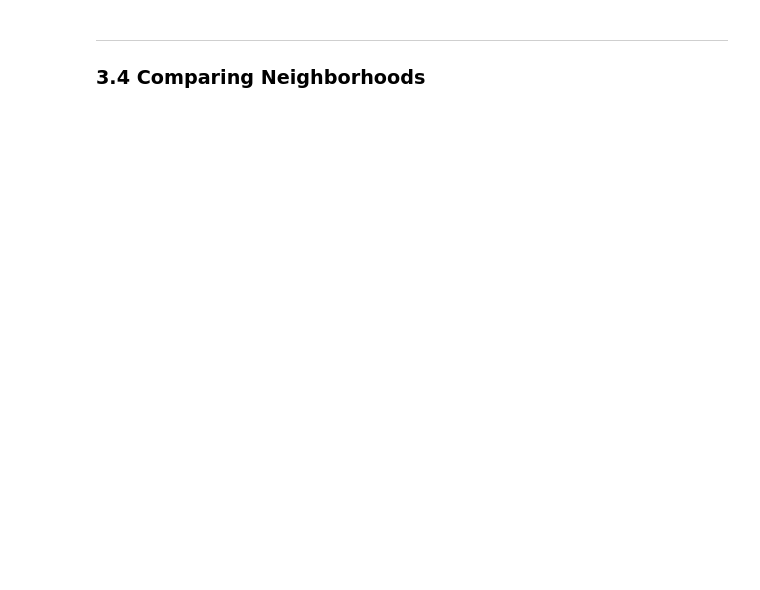
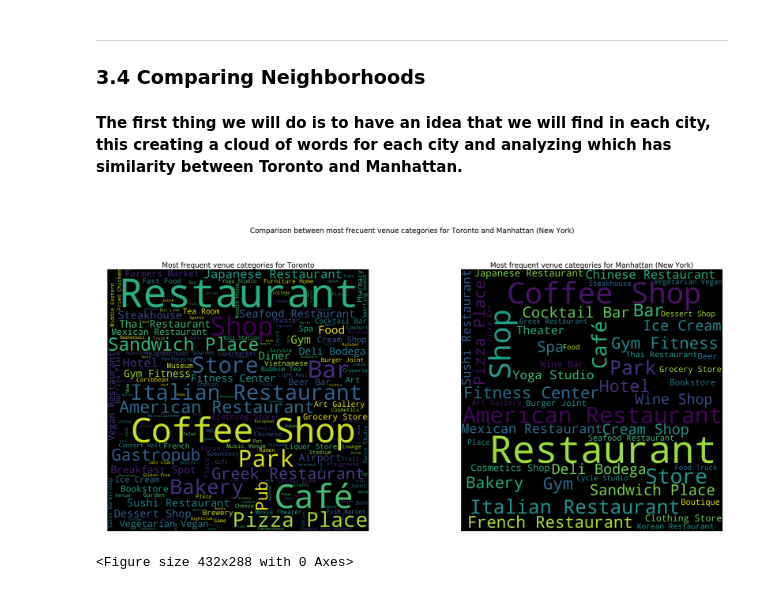
Before and after one commit to yeinel/The-Battle-of-Neighborhoods, a Jupyter notebook: The-Battle-of-Neighborhoods-week2.ipynb, the cells around one changed output. Saved outputs shown, nothing was run; the diff lists cells and outputs as text; code cells hidden in the pictures; blank space fills up the shorter version.

```diff
--- a/The-Battle-of-Neighborhoods-week2.ipynb
+++ b/The-Battle-of-Neighborhoods-week2.ipynb
@@ -838,3 +864,56 @@ map_clusters
 # %% [markdown]
 ---
 ### 3.4 Comparing Neighborhoods
+# %% [markdown]
+**The first thing we will do is to have an idea that we will find in each city, this creating a cloud of words for each city and analyzing which has similarity between Toronto and Manhattan.**
+# %%
+#Create the figure
+fig = plt.figure(figsize=(40, 20))
+
+#create a wordcloud for Toronto's Neighborhoods
+toronto_text = ' '.join(toronto_venues["Venue Category"])
+
+
+wordcloud = WordCloud(
+    width = 3000,
+    height = 3000,
+    background_color = 'black',
+    stopwords = STOPWORDS).generate(str(toronto_text))
+ax = fig.add_subplot(1,2,1)
+ax.imshow(wordcloud, interpolation = 'bilinear')
+ax.axis('off')
+ax.set_title("Most frequent venue categories for Toronto",fontsize=24)
+
+
+#create a wordcloud for Manhattan's Neighborhoods
+manhattan_text = ' '.join(manhattan_venues["Venue Category"])
+
+wordcloud = WordCloud(
+    max_words=50,
+    width = 3000,
+    height = 3000,
+    background_color = 'black',
+    stopwords = STOPWORDS).generate(str(manhattan_text))
+ax = fig.add_subplot(1,2,2)
+ax.imshow(wordcloud, interpolation = 'bilinear')
+ax.axis('off')
+ax.set_title("Most frequent venue categories for Manhattan (New York)",fontsize=24)
+
+
+#configure titles and adjust
+fig.get_axes()[0].annotate('Comparison between most frecuent venue categories for Toronto and Manhattan (New York)', (0.5, 0.90),
+                            xycoords='figure fraction', ha='center',
+                            fontsize=24
+                            )
+plt.subplots_adjust(top=0.75)
+
+#show the word clouds
+plt.show()
+
+plt.tight_layout(pad=0)
+print("")
+
+#create a wordcloud for Manhattan's Neighborhoods
+# %% [output]
+[figure, added]
+<Figure size 432x288 with 0 Axes>
```
Also changed, not shown: parts of 2 cells of this notebook.
